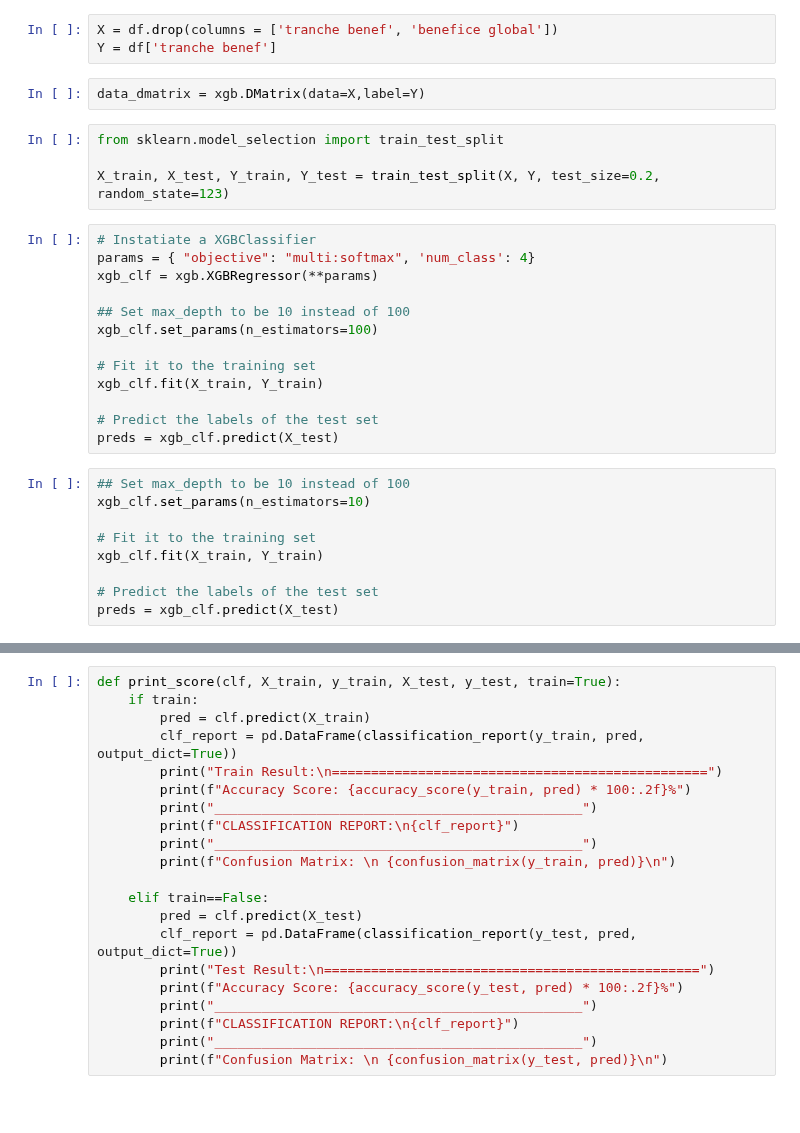
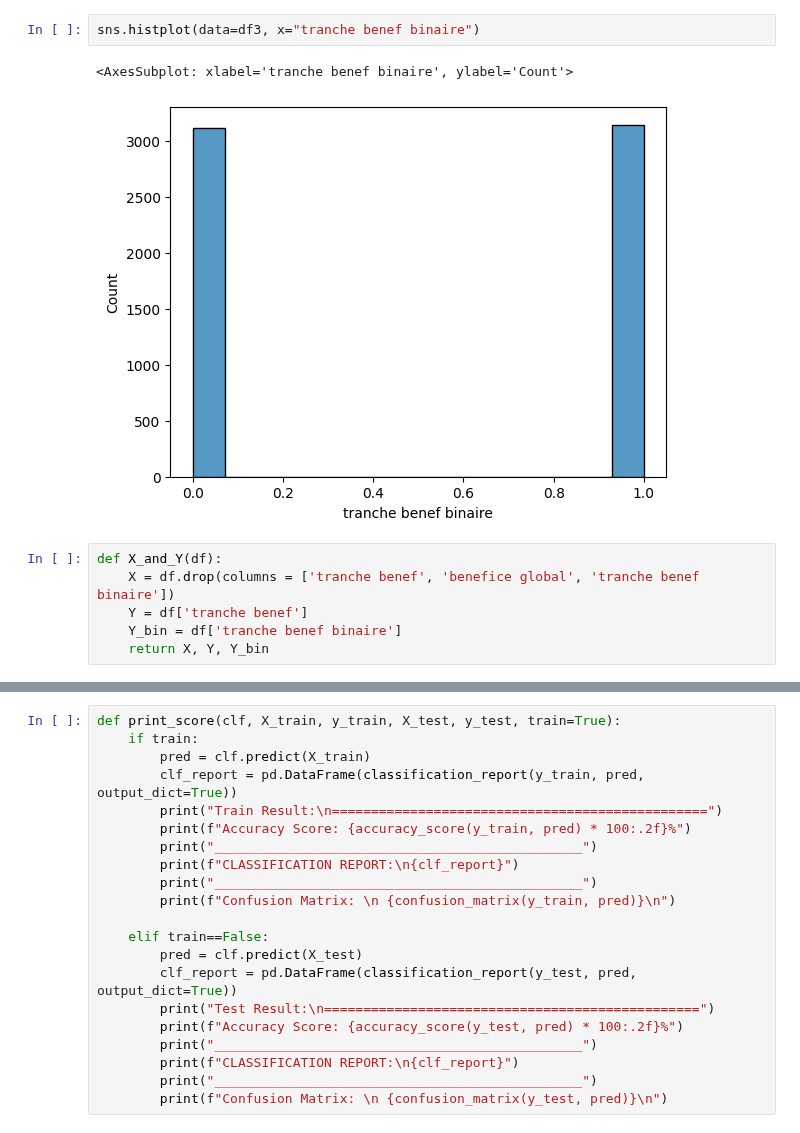
Before and after one commit to Keracles/MovieHype, a Jupyter notebook: models_noah/classification_noah_v2.ipynb, the cells around one changed output, grey strips where cells are left out. Drawn from its saved outputs; the diff is of its cells as text; blank space fills up the shorter version.

```diff
--- a/models_noah/classification_noah_v2.ipynb
+++ b/models_noah/classification_noah_v2.ipynb
@@ -38,31 +83,11 @@ df.loc[df['benefice global'] >= df['benefice global'].quantile(0.75), 'tranche b
+# %%
+sns.histplot(data=df3, x="tranche benef binaire")
+# %% [output]
+<AxesSubplot: xlabel='tranche benef binaire', ylabel='Count'>
+[figure, added]
 # %%
-X = df.drop(columns = ['tranche benef', 'benefice global'])
-Y = df['tranche benef']
+def X_and_Y(df):
+    X = df.drop(columns = ['tranche benef', 'benefice global', 'tranche benef binaire'])
+    Y = df['tranche benef']
+    Y_bin = df['tranche benef binaire']
+    return X, Y, Y_bin
-# %%
-data_dmatrix = xgb.DMatrix(data=X,label=Y)
-# %%
-from sklearn.model_selection import train_test_split
-
-X_train, X_test, Y_train, Y_test = train_test_split(X, Y, test_size=0.2, random_state=123)
-# %%
-# Instatiate a XGBClassifier
-params = { "objective": "multi:softmax", 'num_class': 4}
-xgb_clf = xgb.XGBRegressor(**params)
-
-## Set max_depth to be 10 instead of 100
-xgb_clf.set_params(n_estimators=100)
-
-# Fit it to the training set
-xgb_clf.fit(X_train, Y_train)
-
-# Predict the labels of the test set
-preds = xgb_clf.predict(X_test)
-# %%
-## Set max_depth to be 10 instead of 100
-xgb_clf.set_params(n_estimators=10)
-
-# Fit it to the training set
-xgb_clf.fit(X_train, Y_train)
-
-# Predict the labels of the test set
-preds = xgb_clf.predict(X_test)
```
Also changed, not shown: parts of 27 cells of this notebook, 1 other file.
